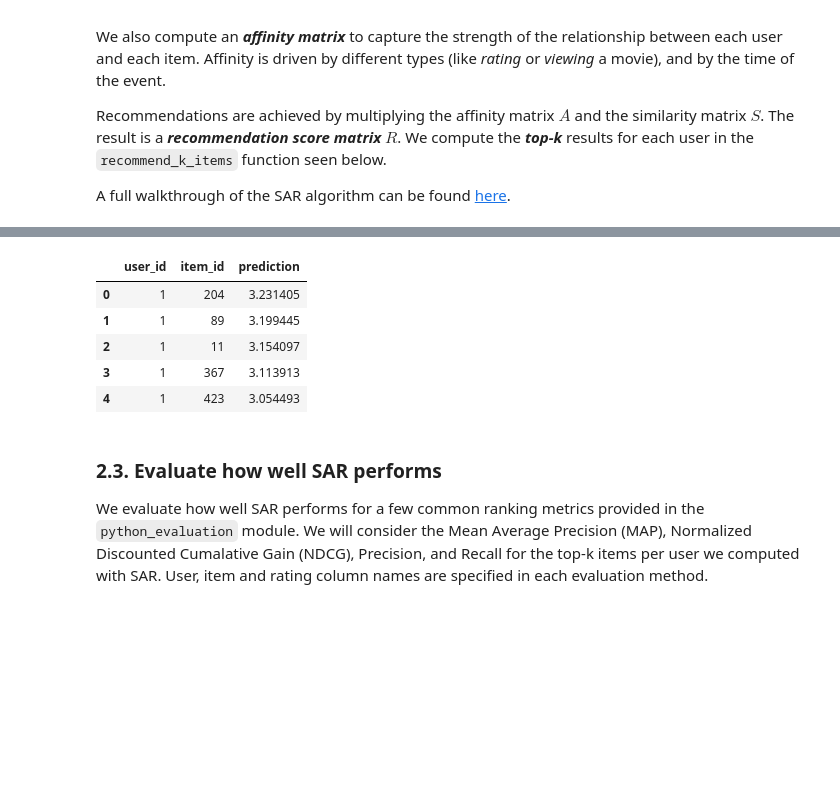
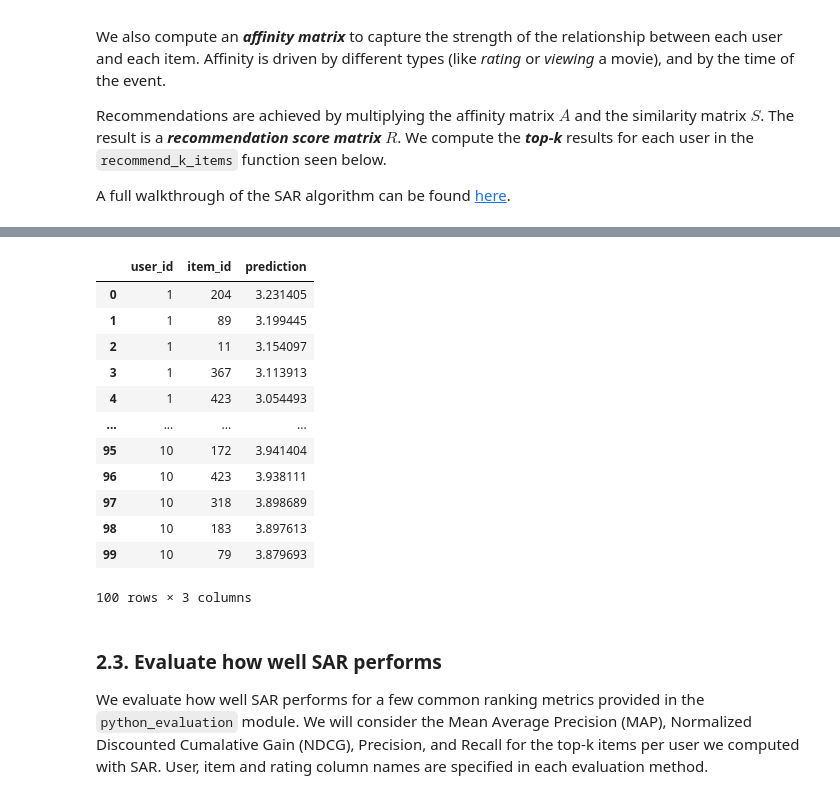
Before and after one commit to moflotas/movielens100k-recsys, a Jupyter notebook: notebooks/02-sar.ipynb, the cells around one changed output, grey strips where cells are left out. Saved outputs shown, nothing was run; the diff lists cells and outputs as text; code cells hidden in the pictures; blank space fills up the shorter version.

```diff
--- a/notebooks/02-sar.ipynb
+++ b/notebooks/02-sar.ipynb
@@ -92 +51,4 @@ train, test = python_stratified_split(data, ratio=0.75, col_user="user_id", col_
+# %%
+train = pd.read_csv("../data/interim/train.csv")
+test = pd.read_csv("../data/interim/test.csv")
 # %%
@@ -127,8 +91,9 @@ We will use the single node implementation of SAR and specify the column names t
 
 Other options are specified to control the behavior of the algorithm as described in the [deep dive notebook](../02_model_collaborative_filtering/sar_deep_dive.ipynb).
 # %%
-logging.basicConfig(level=logging.DEBUG,
-                    format='%(asctime)s %(levelname)-8s %(message)s')
+logging.basicConfig(
+    level=logging.DEBUG, format="%(asctime)s %(levelname)-8s %(message)s"
+)
 
 model = SAR(
     col_user="user_id",
@@ -138,7 +103,7 @@ model = SAR(
     similarity_type="jaccard",
     time_decay_coefficient=30,
     timedecay_formula=True,
-    normalize=True
+    normalize=True,
 )
 # %% [markdown]
 ### 2.2 Train the SAR model on our training data, and get the top-k recommendations for our testing data
@@ -178,12 +143,19 @@ Took 0.23502369100060605 seconds for prediction.
 # %%
-top_k.head()
+top_k.head(100)
 # %% [output]
 |  | user_id | item_id | prediction |
 | 0 | 1 | 204 | 3.231405 |
 | 1 | 1 | 89 | 3.199445 |
 | 2 | 1 | 11 | 3.154097 |
 | 3 | 1 | 367 | 3.113913 |
 | 4 | 1 | 423 | 3.054493 |
+| ... | ... | ... | ... |
+| 95 | 10 | 172 | 3.941404 |
+| 96 | 10 | 423 | 3.938111 |
+| 97 | 10 | 318 | 3.898689 |
+| 98 | 10 | 183 | 3.897613 |
+| 99 | 10 | 79 | 3.879693 |
+100 rows × 3 columns
 # %% [markdown]
 ### 2.3. Evaluate how well SAR performs
 
```
Also changed, not shown: parts of 15 cells of this notebook, 5 other files.
